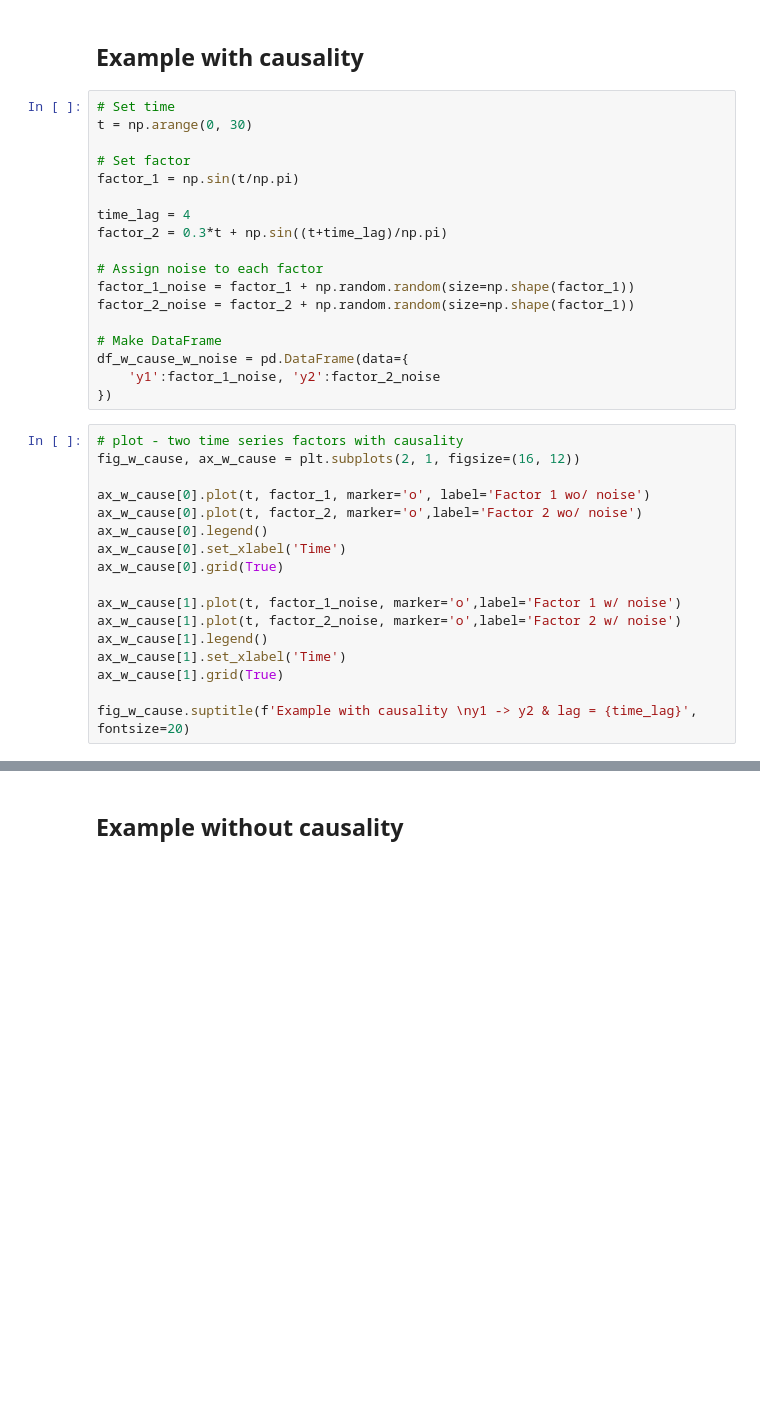
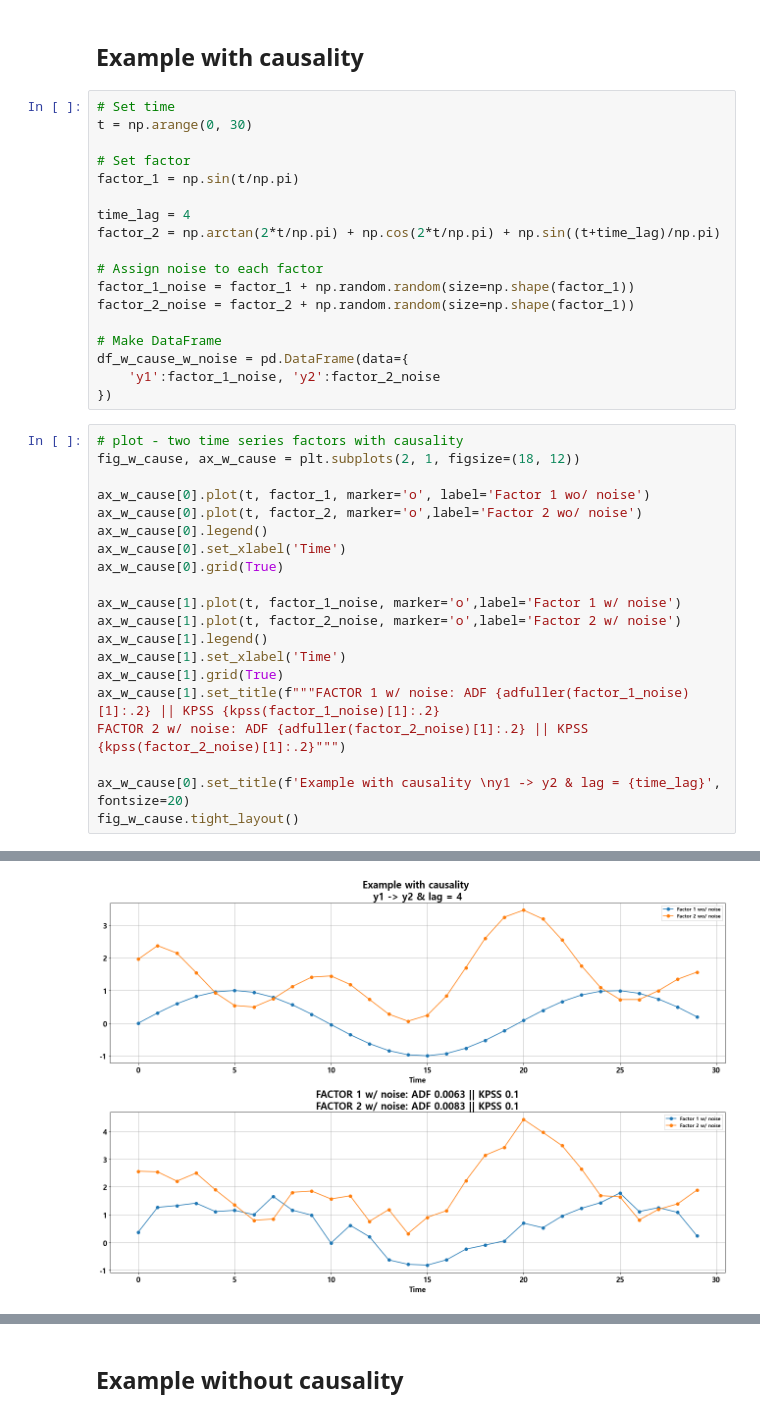
Before and after one commit to kdg1993/krx_project, a Jupyter notebook: granger_causality_tuto.ipynb, the cells around one changed output, grey strips where cells are left out. Drawn from its saved outputs; the diff is of its cells as text; blank space fills up the shorter version.

```diff
--- a/granger_causality_tuto.ipynb
+++ b/granger_causality_tuto.ipynb
@@ -74,7 +74,7 @@ t = np.arange(0, 30)
 factor_1 = np.sin(t/np.pi)
 
 time_lag = 4
-factor_2 = 0.3*t + np.sin((t+time_lag)/np.pi)
+factor_2 = np.arctan(2*t/np.pi) + np.cos(2*t/np.pi) + np.sin((t+time_lag)/np.pi)
 
 # Assign noise to each factor
 factor_1_noise = factor_1 + np.random.random(size=np.shape(factor_1))
@@ -86,7 +86,7 @@ df_w_cause_w_noise = pd.DataFrame(data={
 })
 # %%
 # plot - two time series factors with causality
-fig_w_cause, ax_w_cause = plt.subplots(2, 1, figsize=(16, 12))
+fig_w_cause, ax_w_cause = plt.subplots(2, 1, figsize=(18, 12))
 
 ax_w_cause[0].plot(t, factor_1, marker='o', label='Factor 1 wo/ noise')
 ax_w_cause[0].plot(t, factor_2, marker='o',label='Factor 2 wo/ noise')
@@ -99,5 +99,9 @@ ax_w_cause[1].plot(t, factor_2_noise, marker='o',label='Factor 2 w/ noise')
 ax_w_cause[1].legend()
 ax_w_cause[1].set_xlabel('Time')
 ax_w_cause[1].grid(True)
+ax_w_cause[1].set_title(f"""FACTOR 1 w/ noise: ADF {adfuller(factor_1_noise)[1]:.2} || KPSS {kpss(factor_1_noise)[1]:.2}
+FACTOR 2 w/ noise: ADF {adfuller(factor_2_noise)[1]:.2} || KPSS {kpss(factor_2_noise)[1]:.2}""")
 
-fig_w_cause.suptitle(f'Example with causality \ny1 -> y2 & lag = {time_lag}', fontsize=20)
+ax_w_cause[0].set_title(f'Example with causality \ny1 -> y2 & lag = {time_lag}', fontsize=20)
+fig_w_cause.tight_layout()
+# %% [output]
@@ -104,3 +114,4 @@ fig_w_cause.suptitle(f'Example with causality \ny1 -> y2 & lag = {time_lag}', fo
+[figure, added]
 # %%
 # Test the Granger causality y1->y2
 max_lag = 8
```
Also changed, not shown: parts of 12 cells of this notebook.
